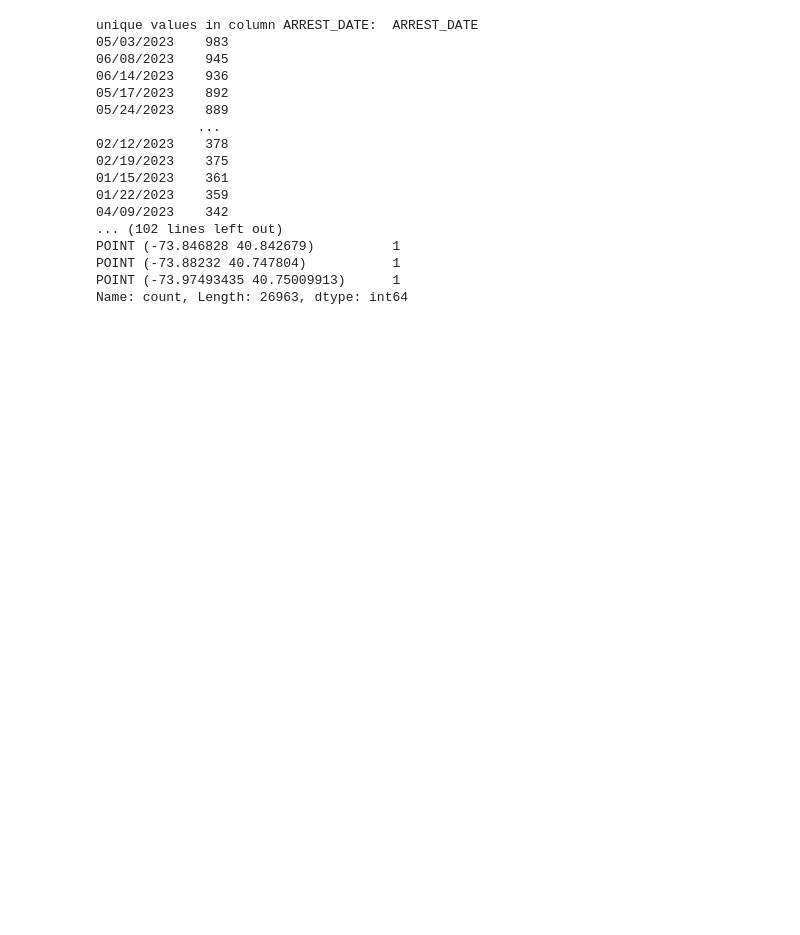
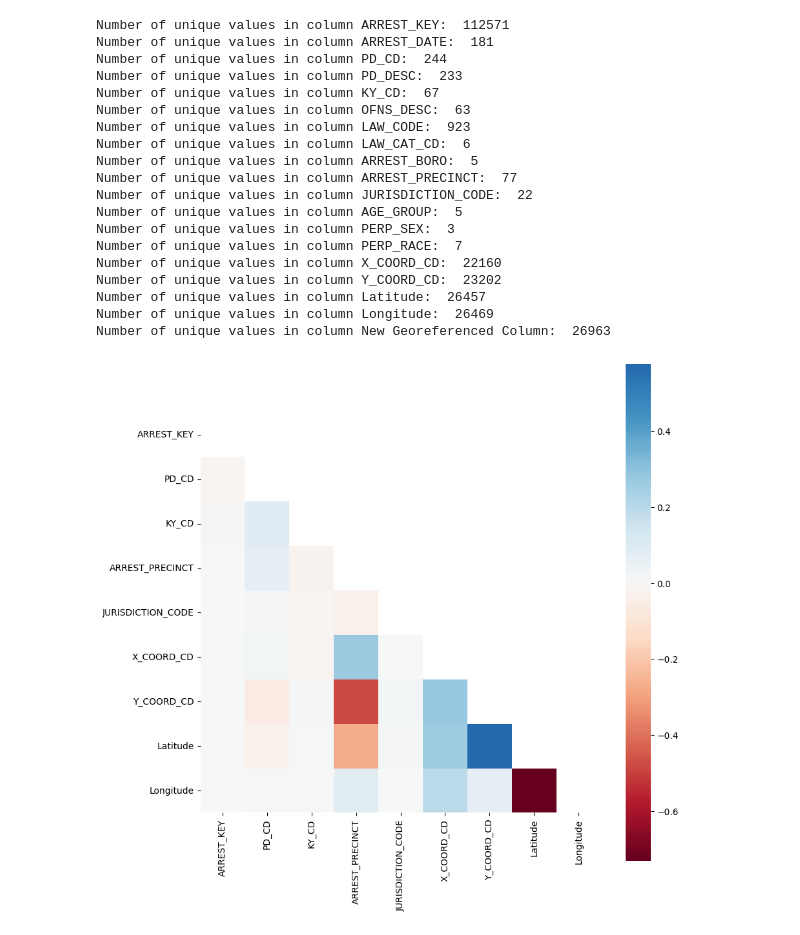
Before and after one commit to gigachad0209/Final-Project-LTKHDL, a Jupyter notebook: Data_exploration_2.ipynb, the cells around one changed output. Saved outputs shown, nothing was run; the diff lists cells and outputs as text; code cells hidden in the pictures; blank space fills up the shorter version.

Commit message:
Update new visualizations in file project

```diff
--- a/Data_exploration_2.ipynb
+++ b/Data_exploration_2.ipynb
@@ -3,24 +7,35 @@ import pandas as pd
 # %%
 df = pd.read_csv('./data/NYPD_Arrest_Data__Year_to_Date_.csv')
 # %%
-cate_col_info_df = df.select_dtypes(include='object')
-for col in cate_col_info_df.columns:
-    print(f"\n\nunique values in column {col}:  {df[col].value_counts()}")
+for col in df.columns:
+    print(f"Number of unique values in column {col}:  {len(df[col].unique())}")
 # %% [output]
-unique values in column ARREST_DATE:  ARREST_DATE
-05/03/2023    983
-06/08/2023    945
-06/14/2023    936
-05/17/2023    892
-05/24/2023    889
-             ...
-02/12/2023    378
-02/19/2023    375
-01/15/2023    361
-01/22/2023    359
-04/09/2023    342
-... (102 lines left out)
-POINT (-73.846828 40.842679)          1
-POINT (-73.88232 40.747804)           1
-POINT (-73.97493435 40.75009913)      1
-Name: count, Length: 26963, dtype: int64
+Number of unique values in column ARREST_KEY:  112571
+Number of unique values in column ARREST_DATE:  181
+Number of unique values in column PD_CD:  244
+Number of unique values in column PD_DESC:  233
+Number of unique values in column KY_CD:  67
+Number of unique values in column OFNS_DESC:  63
+Number of unique values in column LAW_CODE:  923
+Number of unique values in column LAW_CAT_CD:  6
+Number of unique values in column ARREST_BORO:  5
+Number of unique values in column ARREST_PRECINCT:  77
+Number of unique values in column JURISDICTION_CODE:  22
+Number of unique values in column AGE_GROUP:  5
+Number of unique values in column PERP_SEX:  3
+Number of unique values in column PERP_RACE:  7
+Number of unique values in column X_COORD_CD:  22160
+Number of unique values in column Y_COORD_CD:  23202
+Number of unique values in column Latitude:  26457
+Number of unique values in column Longitude:  26469
+Number of unique values in column New Georeferenced Column:  26963
+# %%
+df_copy = df.select_dtypes('number')
+corr = df_copy.corr()
+matrix = np.triu(corr)
+fig, ax = plt.subplots(figsize=(10,10))
+
+sns.heatmap(corr, cmap='RdBu', center=0,ax=ax, square=True, mask=matrix)
+plt.show()
+# %% [output]
+[figure, added]
```
Also changed, not shown: parts of 2 cells of this notebook, 1 other file.
